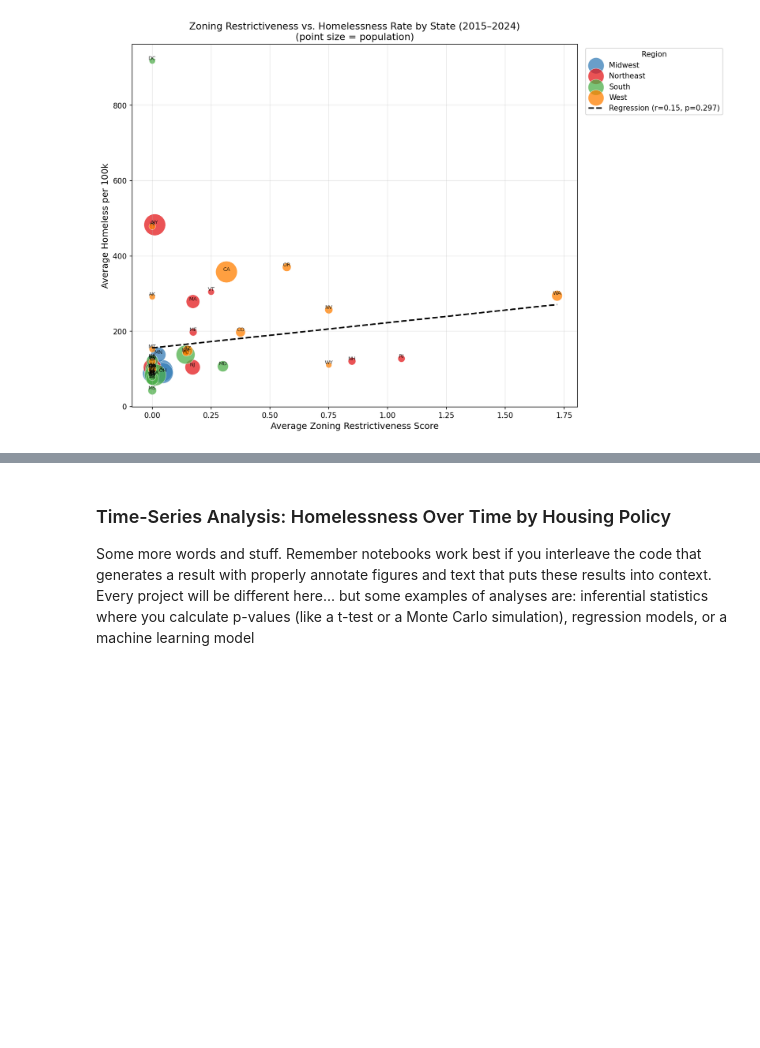
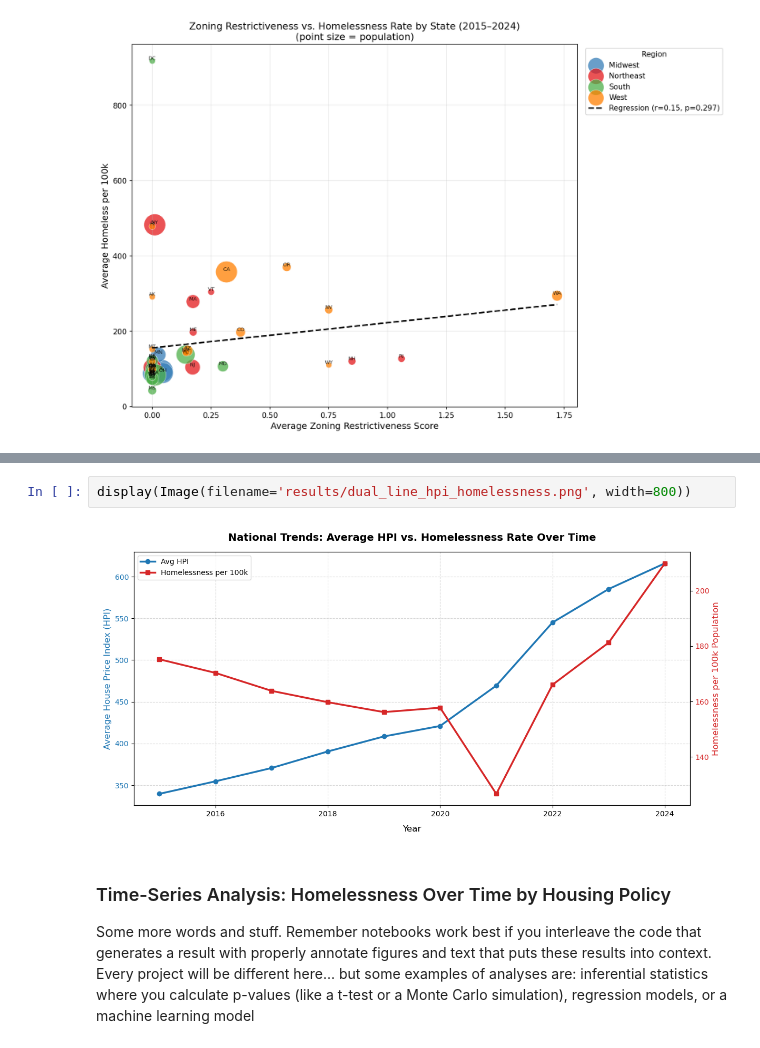
Before and after one commit to COGS108/Group-SP26-085, a Jupyter notebook: 03-FinalProject.ipynb, the cells around one changed output, grey strips where cells are left out. Saved outputs shown, nothing was run; the diff lists cells and outputs as text; blank space fills up the shorter version.

Commit message:
add dual line hpi homelessness fig

```diff
--- a/03-FinalProject.ipynb
+++ b/03-FinalProject.ipynb
@@ -161,3 +169,7 @@ display(Image(filename='results/zoning_vs_homelessness_scatter.png', width=800))
+# %%
+display(Image(filename='results/dual_line_hpi_homelessness.png', width=800))
+# %% [output]
+[figure, added]
 # %% [markdown]
 ### Time-Series Analysis: Homelessness Over Time by Housing Policy
 
```
Also changed, not shown: parts of 2 cells of this notebook.
